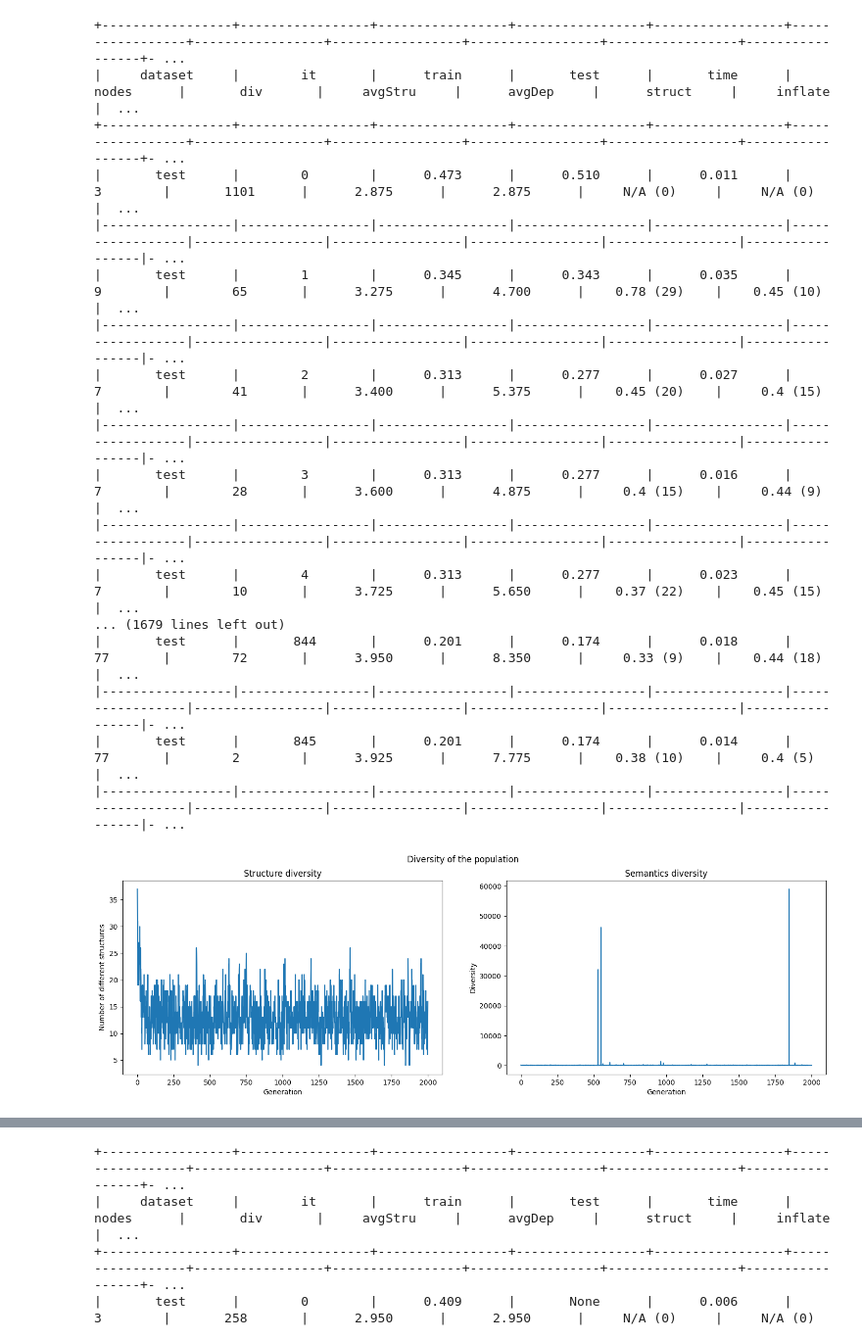
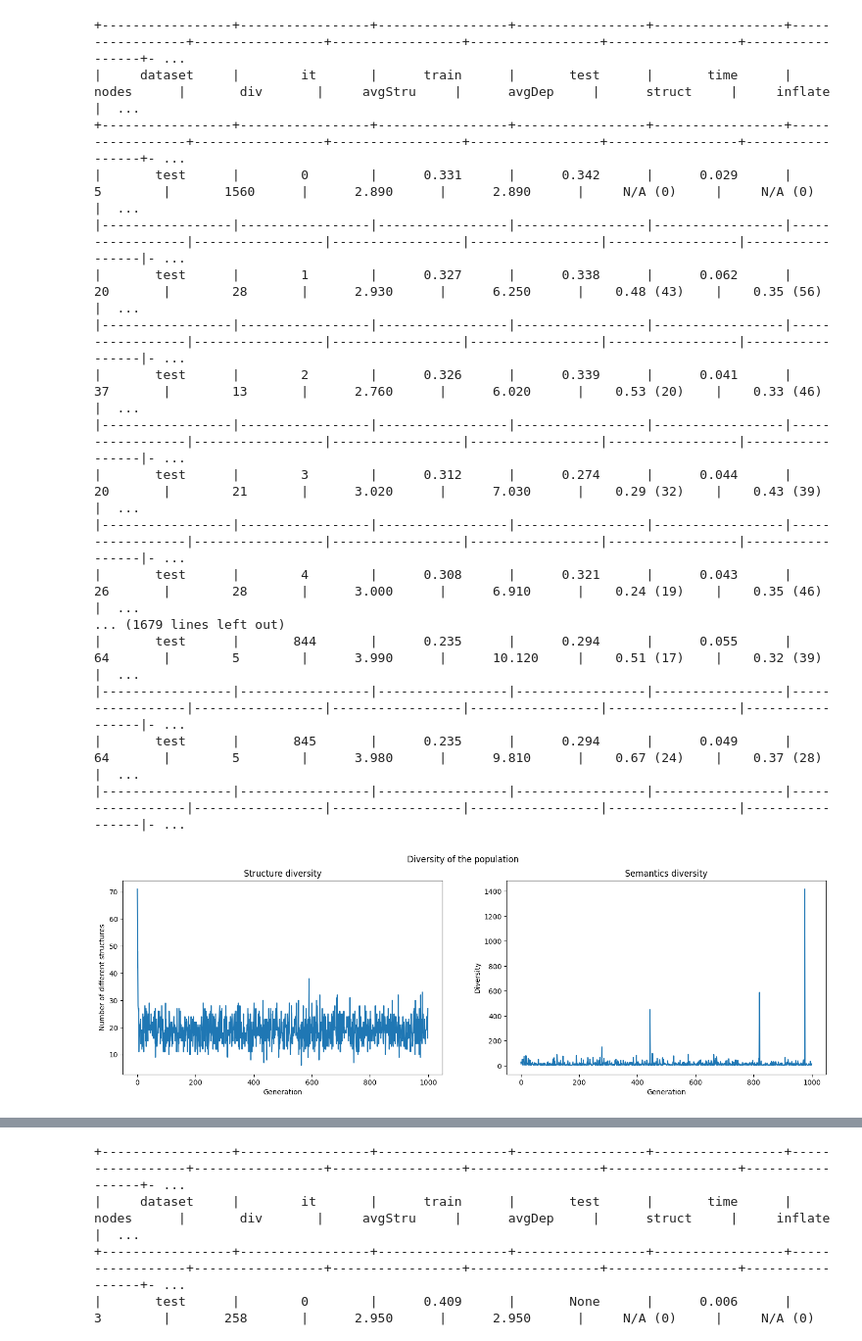
Before and after one commit to amarmate/SLIM-TEST-LITE, a Jupyter notebook: struct_mutation_helper.ipynb, the cells around one changed output, grey strips where cells are left out. Shown at 98% size. Drawn from its saved outputs; the diff is of its cells as text; code cells hidden in the pictures.

```diff
--- a/struct_mutation_helper.ipynb
+++ b/struct_mutation_helper.ipynb
@@ -26,42 +133,42 @@ X,y = datasets[6]()
 # Scale
 scaler_X, scaler_y = MinMaxScaler(), MinMaxScaler()
 X = torch.tensor(scaler_X.fit_transform(X))
 y = torch.tensor(scaler_y.fit_transform(y.reshape(-1,1)).reshape(-1))
 X_train, X_test, y_train, y_test = train_test_split(X, y, p_test=0.2, seed=0)
 
 agelog = LogAge()
 divlog = LogDiversity()
 fitlog = LogFitness()
 
-example_tree, population = slim(X_train=X_train, y_train=y_train, X_test=X_test, y_test=y_test,
+example_tree = slim(X_train=X_train, y_train=y_train, X_test=X_test, y_test=y_test,
                     dataset_name='test', test_elite=True, slim_version='SLIM*SIG1',
-                    max_depth=12, init_depth=4, pop_size=40, n_iter=2000, seed=seed, fitness_sharing=False, verbose=1,
-                    p_inflate=0.2, p_struct=0.2, # selector='lexicase',
+                    max_depth=12, init_depth=4, pop_size=100, n_iter=1000, seed=seed, fitness_sharing=False, verbose=1,
+                    p_inflate=0.4, p_struct=0.15, # selector='lexicase',
                     struct_mutation=True, decay_rate=0.2, p_xo=0, callbacks=[agelog, divlog, fitlog],
-                    depth_distribution='exp',
+                    depth_distribution='exp', tournament_size=5
     )
 
 preds = example_tree.predict(X_test)
 print('RMSE:', rmse(preds, y_test))
 
 divlog.plot_diversity()
 fitlog.plot_fitness()
 # %% [output]
 +-----------------+-----------------+-----------------+-----------------+-----------------+-----------------+-----------------+-----------------+-----------------+-----------------+-----------------+- ...
 |     dataset     |        it       |      train      |       test      |       time      |      nodes      |       div       |     avgStru     |      avgDep     |      struct     |     inflate     |  ...
 +-----------------+-----------------+-----------------+-----------------+-----------------+-----------------+-----------------+-----------------+-----------------+-----------------+-----------------+- ...
-|       test      |        0        |      0.473      |      0.510      |      0.011      |        3        |       1101      |      2.875      |      2.875      |     N/A (0)     |     N/A (0)     |  ...
+|       test      |        0        |      0.331      |      0.342      |      0.029      |        5        |       1560      |      2.890      |      2.890      |     N/A (0)     |     N/A (0)     |  ...
 |-----------------|-----------------|-----------------|-----------------|-----------------|-----------------|-----------------|-----------------|-----------------|-----------------|-----------------|- ...
-|       test      |        1        |      0.345      |      0.343      |      0.035      |        9        |        65       |      3.275      |      4.700      |    0.78 (29)    |    0.45 (10)    |  ...
+|       test      |        1        |      0.327      |      0.338      |      0.062      |        20       |        28       |      2.930      |      6.250      |    0.48 (43)    |    0.35 (56)    |  ...
 |-----------------|-----------------|-----------------|-----------------|-----------------|-----------------|-----------------|-----------------|-----------------|-----------------|-----------------|- ...
-|       test      |        2        |      0.313      |      0.277      |      0.027      |        7        |        41       |      3.400      |      5.375      |    0.45 (20)    |     0.4 (15)    |  ...
+|       test      |        2        |      0.326      |      0.339      |      0.041      |        37       |        13       |      2.760      |      6.020      |    0.53 (20)    |    0.33 (46)    |  ...
 |-----------------|-----------------|-----------------|-----------------|-----------------|-----------------|-----------------|-----------------|-----------------|-----------------|-----------------|- ...
-|       test      |        3        |      0.313      |      0.277      |      0.016      |        7        |        28       |      3.600      |      4.875      |     0.4 (15)    |     0.44 (9)    |  ...
+|       test      |        3        |      0.312      |      0.274      |      0.044      |        20       |        21       |      3.020      |      7.030      |    0.29 (32)    |    0.43 (39)    |  ...
 |-----------------|-----------------|-----------------|-----------------|-----------------|-----------------|-----------------|-----------------|-----------------|-----------------|-----------------|- ...
-|       test      |        4        |      0.313      |      0.277      |      0.023      |        7        |        10       |      3.725      |      5.650      |    0.37 (22)    |    0.45 (15)    |  ...
+|       test      |        4        |      0.308      |      0.321      |      0.043      |        26       |        28       |      3.000      |      6.910      |    0.24 (19)    |    0.35 (46)    |  ...
 ... (1679 lines left out)
-|       test      |       844       |      0.201      |      0.174      |      0.018      |        77       |        72       |      3.950      |      8.350      |     0.33 (9)    |    0.44 (18)    |  ...
+|       test      |       844       |      0.235      |      0.294      |      0.055      |        64       |        5        |      3.990      |      10.120     |    0.51 (17)    |    0.32 (39)    |  ...
 |-----------------|-----------------|-----------------|-----------------|-----------------|-----------------|-----------------|-----------------|-----------------|-----------------|-----------------|- ...
-|       test      |       845       |      0.201      |      0.174      |      0.014      |        77       |        2        |      3.925      |      7.775      |    0.38 (10)    |     0.4 (5)     |  ...
+|       test      |       845       |      0.235      |      0.294      |      0.049      |        64       |        5        |      3.980      |      9.810      |    0.67 (24)    |    0.37 (28)    |  ...
 |-----------------|-----------------|-----------------|-----------------|-----------------|-----------------|-----------------|-----------------|-----------------|-----------------|-----------------|- ...
-[figure, old version]
+[figure, new version]
```
Also changed, not shown: parts of 4 cells of this notebook, 4 other files.
